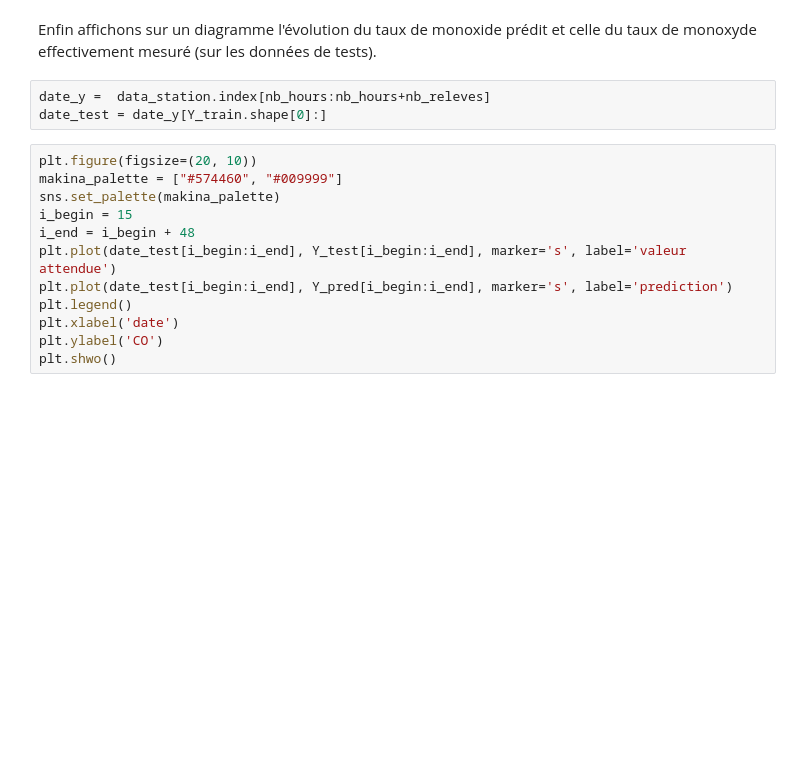
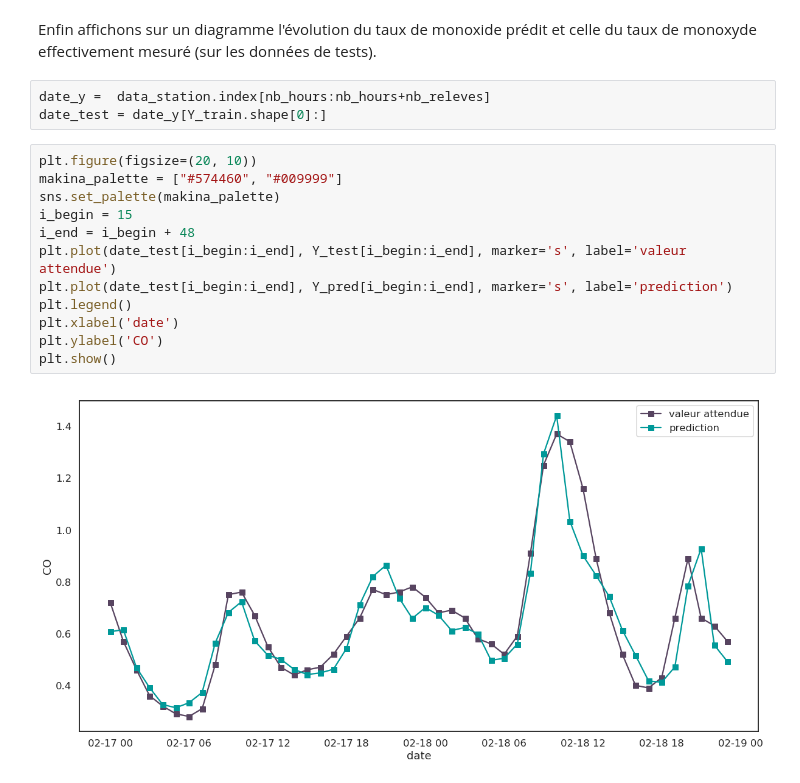
Before and after one commit to makinacorpus/tutorials, a Jupyter notebook: machine_learning/Prédiction taux de monoxyde.ipynb, the cells around one changed output. Drawn from its saved outputs; the diff is of its cells as text; blank space fills up the shorter version.

```diff
--- a/machine_learning/Prédiction taux de monoxyde.ipynb
+++ b/machine_learning/Prédiction taux de monoxyde.ipynb
@@ -457,12 +467,14 @@ date_test = date_y[Y_train.shape[0]:]
 # %%
 plt.figure(figsize=(20, 10))
 makina_palette = ["#574460", "#009999"]
 sns.set_palette(makina_palette)
 i_begin = 15
 i_end = i_begin + 48
 plt.plot(date_test[i_begin:i_end], Y_test[i_begin:i_end], marker='s', label='valeur attendue')
 plt.plot(date_test[i_begin:i_end], Y_pred[i_begin:i_end], marker='s', label='prediction')
 plt.legend()
 plt.xlabel('date')
 plt.ylabel('CO')
-plt.shwo()
+plt.show()
+# %% [output]
+[figure, added]
```
Also changed, not shown: parts of 5 cells of this notebook.
